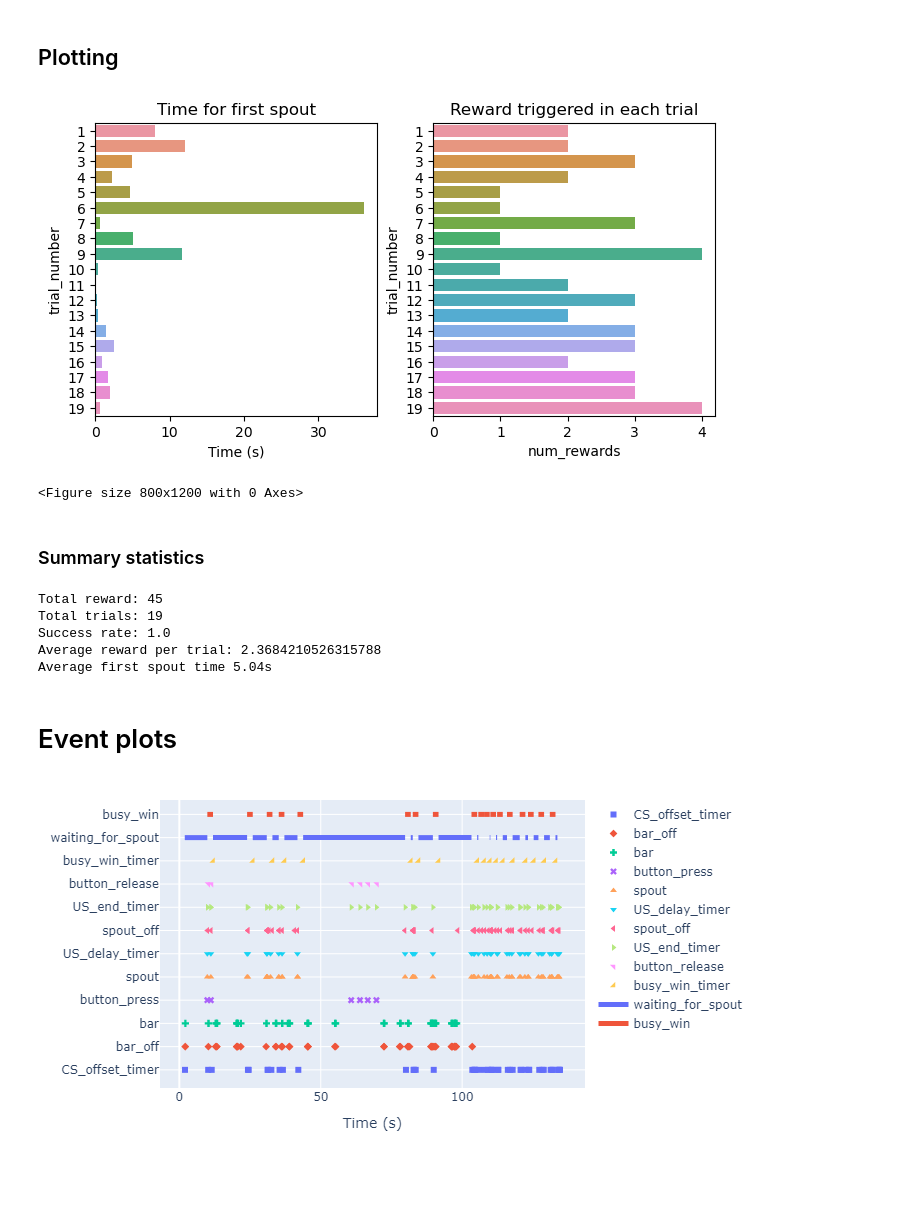
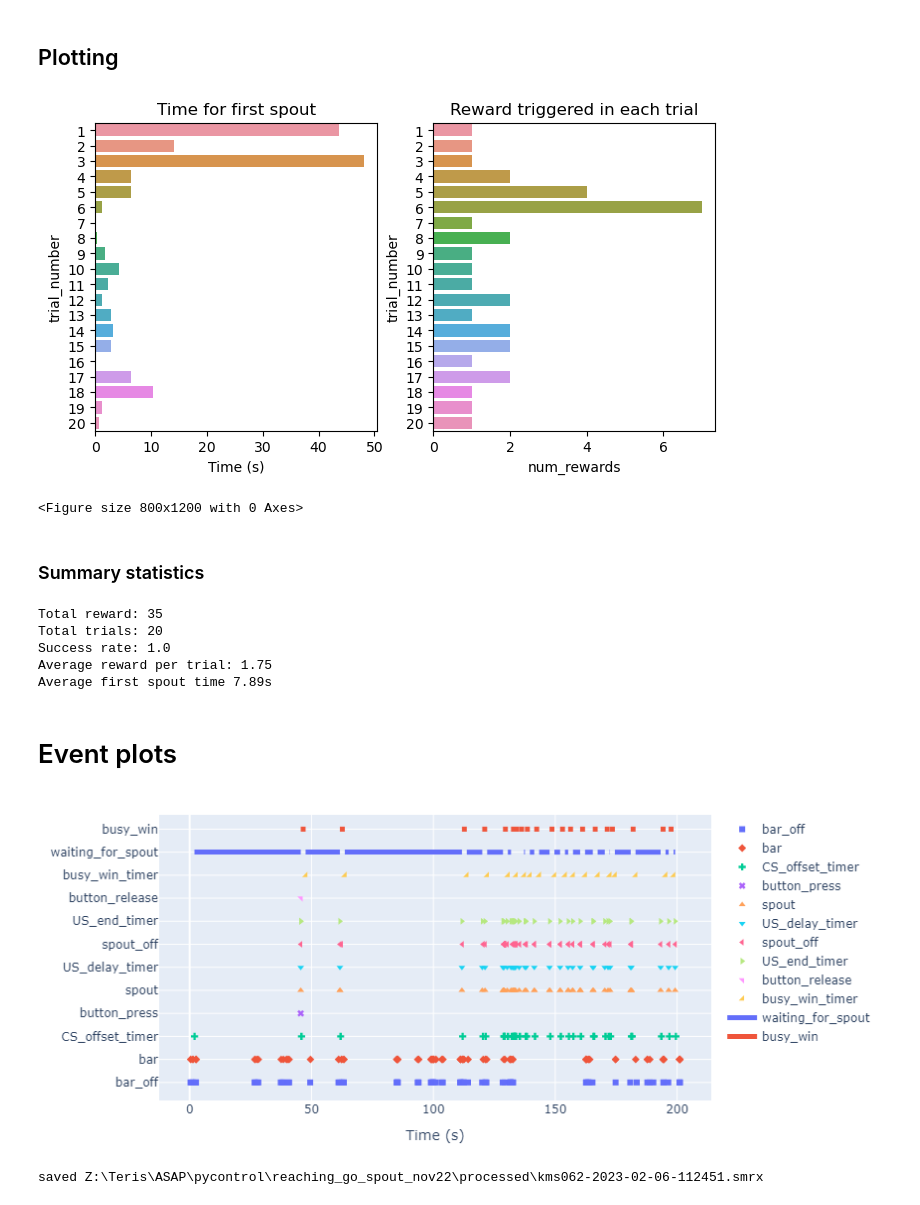
Before and after one commit to juliencarponcy/trialexp, a Jupyter notebook: notebooks/noncanonical/single_session_analsysis/reaching_go_spout_nov22_teris.ipynb, the cells around one changed output. Drawn from its saved outputs; the diff is of its cells as text; code cells hidden in the pictures; blank space fills up the shorter version.

```diff
--- a/notebooks/noncanonical/single_session_analsysis/reaching_go_spout_nov22_teris.ipynb
+++ b/notebooks/noncanonical/single_session_analsysis/reaching_go_spout_nov22_teris.ipynb
@@ -24,11 +24,12 @@ Specify the pycontrol file you want to load
 # %%
 # Only analyze an experimental session
 
-# pycontrol_dir = 'Z:\\Teris\\ASAP\\pycontrol\\reaching_go_spout_nov22\\'
-# filename = 'kms062-2023-02-06-112451.txt'
+pycontrol_dir = 'Z:\\Teris\\ASAP\\pycontrol\\reaching_go_spout_nov22\\'
+filename = 'kms062-2023-02-06-112451'
+smrx_output_dir = 'Z:\\Teris\\ASAP\\pycontrol\\reaching_go_spout_nov22\\processed\\'
 
-pycontrol_dir = 'Z:\\Julien\\Data\\head-fixed\\pycontrol\\reaching_go_spout_nov22\\'
-filename = 'kms058-2023-02-10-113258.txt'
+# pycontrol_dir = 'Z:\\Julien\\Data\\head-fixed\\pycontrol\\reaching_go_spout_nov22\\'
+# filename = 'kms058-2023-02-10-113258.txt'
 # %% [markdown]
 ### Parameters
 # %%
@@ -44,7 +45,7 @@ spout_touch = ('waiting_for_spout', 'spout')
 ### Analyze events and state
 # %%
 #Create experiment object
-exp_cohort = Experiment(pycontrol_dir+filename, update = True) #TODO
+exp_cohort = Experiment(pycontrol_dir+filename+'.txt', update = True) #TODO
 session = exp_cohort.sessions[0]
 
 # Parse event data
@@ -107,7 +108,7 @@ plt.figure(figsize=(8,12))
 sns.barplot(y='trial_number', x='num_rewards', data=df2plot, ax = ax[1])
 ax[1].set(title='Reward triggered in each trial');
 # %% [output]
-[figure, old version]
+[figure, new version]
 <Figure size 800x1200 with 0 Axes>
 # %% [markdown]
 ### Summary statistics
@@ -126,37 +127,39 @@ print(f'Average reward per trial: {average_reward}')
 #average time to first spout in waiting_for_spout
 print(f'Average first spout time {df_trial_start.time_first_spout.mean():.2f}s')
 # %% [output]
-Total reward: 45
-Total trials: 19
+Total reward: 35
+Total trials: 20
 Success rate: 1.0
-Average reward per trial: 2.3684210526315788
-Average first spout time 5.04s
+Average reward per trial: 1.75
+Average first spout time 7.89s
 # %% [markdown]
 # Event plots
 # %%
 
 # state_def = [{'name': 'hold_for_water',
 #                   'onset': 'hold_for_water', 'offset': 'waiting_for_spout'},
 #             {'name': 'waiting_for_spout',
 #                  'onset': 'waiting_for_spout', 'offset': 'busy_win'},
 #             {'name': 'busy_win',
 #                  'onset': 'busy_win', 'offset': 'break_after_water'},
 #             {'name': 'break_after_water',
 #                  'onset': 'break_after_water',    'offset': 'waiting_for_bar'},
 #             {'name': 'break_after_no_water',
 #                  'onset': 'break_after_no_water', 'offset': 'waiting_for_bar'}]
 
 state_def = [
             {'name': 'waiting_for_spout',
                  'onset': 'waiting_for_spout', 'offset': 'busy_win'},
             {'name': 'busy_win',
                  'onset': 'busy_win', 'offset': 'waiting_for_spout'}]
 
 df2plot = df_events[~df_events.event_name.str.contains('Print@') ]# remove all print statement
 
 keys = df2plot.event_name.unique()
 keys = keys[keys!='state_change']
 
-plot_session(df2plot, keys, state_def)
+plot_session(df2plot, keys, state_def, export_smrx=True,
+             smrx_filename=smrx_output_dir +f'{filename}.smrx',verbose=False)
 # %% [output]
-[figure, old version]
+[figure, new version]
+saved Z:\Teris\ASAP\pycontrol\reaching_go_spout_nov22\processed\kms062-2023-02-06-112451.smrx
```
Also changed, not shown: parts of 1 cell of this notebook, 2 other files.
